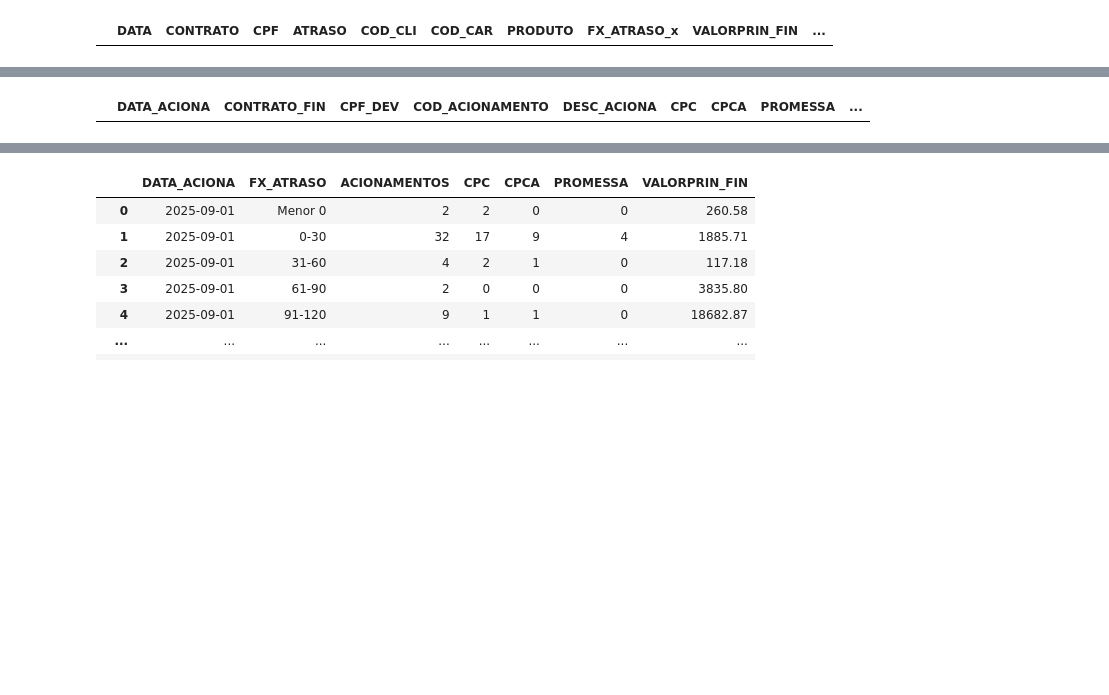
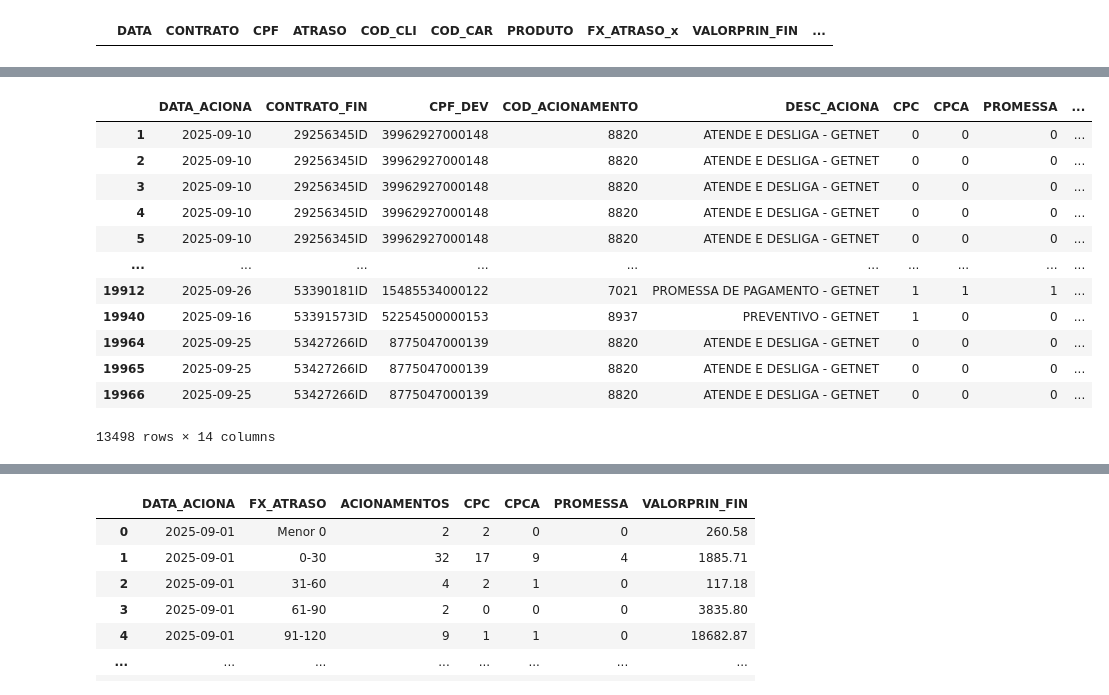
Before and after one commit to Claudiano-alves/Data-Analysis-Portfolio, a Jupyter notebook: Projects/Ouze/data_wrangling.ipynb, the cells around one changed output, grey strips where cells are left out. Drawn from its saved outputs; the diff is of its cells as text; code cells hidden in the pictures; blank space fills up the shorter version.

Commit message:
Ajuste nas funções de tratamento dos dados de acionamentos. Além da criação das funções para acionamentos do robo expert

```diff
--- a/Projects/Ouze/data_wrangling.ipynb
+++ b/Projects/Ouze/data_wrangling.ipynb
@@ -217,7 +536,19 @@ df_acionamentos_segmentado_
 # %%
-df_humano = df_acionamentos_segmentado_[df_acionamentos_segmentado_['ORIGEM'].str.upper() == 'HUMANO']
+df_humano = df_acionamentos_enriquecido[df_acionamentos_enriquecido['ORIGEM'].str.upper() == 'HUMANO']
 df_humano
 # %% [output]
 |  | DATA_ACIONA | CONTRATO_FIN | CPF_DEV | COD_ACIONAMENTO | DESC_ACIONA | CPC | CPCA | PROMESSA | ... |
+| 1 | 2025-09-10 | 29256345ID | 39962927000148 | 8820 | ATENDE E DESLIGA - GETNET | 0 | 0 | 0 | ... |
+| 2 | 2025-09-10 | 29256345ID | 39962927000148 | 8820 | ATENDE E DESLIGA - GETNET | 0 | 0 | 0 | ... |
+| 3 | 2025-09-10 | 29256345ID | 39962927000148 | 8820 | ATENDE E DESLIGA - GETNET | 0 | 0 | 0 | ... |
+| 4 | 2025-09-10 | 29256345ID | 39962927000148 | 8820 | ATENDE E DESLIGA - GETNET | 0 | 0 | 0 | ... |
+| 5 | 2025-09-10 | 29256345ID | 39962927000148 | 8820 | ATENDE E DESLIGA - GETNET | 0 | 0 | 0 | ... |
+| ... | ... | ... | ... | ... | ... | ... | ... | ... | ... |
+| 19912 | 2025-09-26 | 53390181ID | 15485534000122 | 7021 | PROMESSA DE PAGAMENTO - GETNET | 1 | 1 | 1 | ... |
+| 19940 | 2025-09-16 | 53391573ID | 52254500000153 | 8937 | PREVENTIVO - GETNET | 1 | 0 | 0 | ... |
+| 19964 | 2025-09-25 | 53427266ID | 8775047000139 | 8820 | ATENDE E DESLIGA - GETNET | 0 | 0 | 0 | ... |
+| 19965 | 2025-09-25 | 53427266ID | 8775047000139 | 8820 | ATENDE E DESLIGA - GETNET | 0 | 0 | 0 | ... |
+| 19966 | 2025-09-25 | 53427266ID | 8775047000139 | 8820 | ATENDE E DESLIGA - GETNET | 0 | 0 | 0 | ... |
+13498 rows × 14 columns
 # %%
 # # ACIONAMENTOS DUPLICADOS
```
Also changed, not shown: parts of 26 cells of this notebook, 18 other files.
